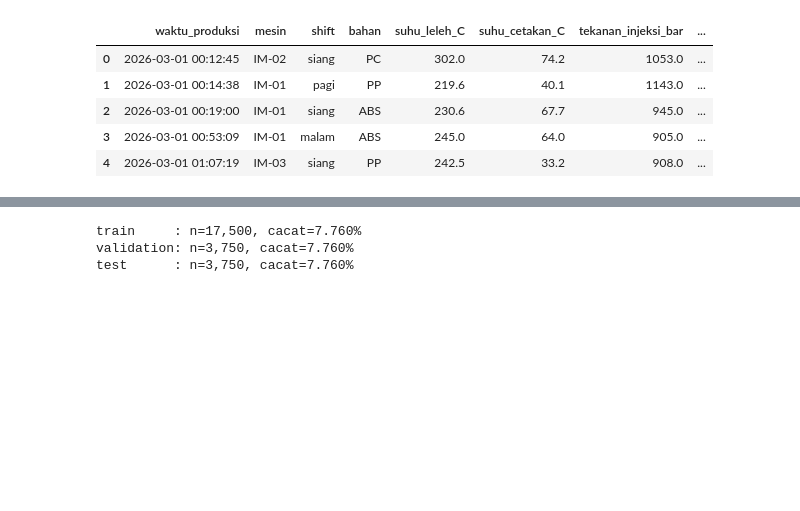
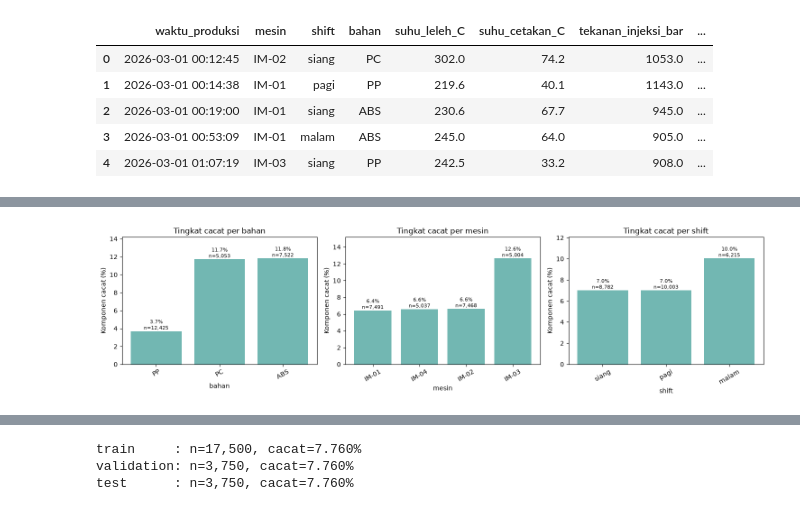
Before and after one commit to arusuzen/PROJEK-ML-GIAN---GANESH, a Jupyter notebook: Tugas_ML_inject.ipynb, the cells around one changed output, grey strips where cells are left out. Cells and saved outputs as stored; diff of their text form; code cells hidden in the pictures; blank space fills up the shorter version.

```diff
--- a/Tugas_ML_inject.ipynb
+++ b/Tugas_ML_inject.ipynb
@@ -95,0 +74,39 @@ Proporsi cacat:
+# %%
+category_columns = ["bahan", "mesin", "shift"]
+
+fig, axes = plt.subplots(1, len(category_columns), figsize=(15, 4))
+
+for ax, column in zip(axes, category_columns):
+    summary = (
+        df.groupby(column, dropna=False)["cacat"]
+        .agg(jumlah="size", tingkat_cacat="mean")
+        .sort_values("tingkat_cacat")
+    )
+
+    bars = ax.bar(
+        summary.index.astype(str),
+        summary["tingkat_cacat"] * 100,
+        color="#72b7b2",
+    )
+
+    ax.set_title(f"Tingkat cacat per {column}")
+    ax.set_xlabel(column)
+    ax.set_ylabel("Komponen cacat (%)")
+    ax.tick_params(axis="x", rotation=30)
+    ax.set_ylim(0, max(10, summary["tingkat_cacat"].max() * 120))
+
+    for bar, jumlah, rate in zip(
+        bars, summary["jumlah"], summary["tingkat_cacat"]
+    ):
+        ax.annotate(
+            f"{rate:.1%}\nn={jumlah:,}",
+            (bar.get_x() + bar.get_width() / 2, bar.get_height()),
+            ha="center",
+            va="bottom",
+            fontsize=8,
+        )
+
+plt.tight_layout()
+plt.show()
+# %% [output]
+[figure, added]
```
Also changed, not shown: parts of 11 cells of this notebook, 3 other files.
